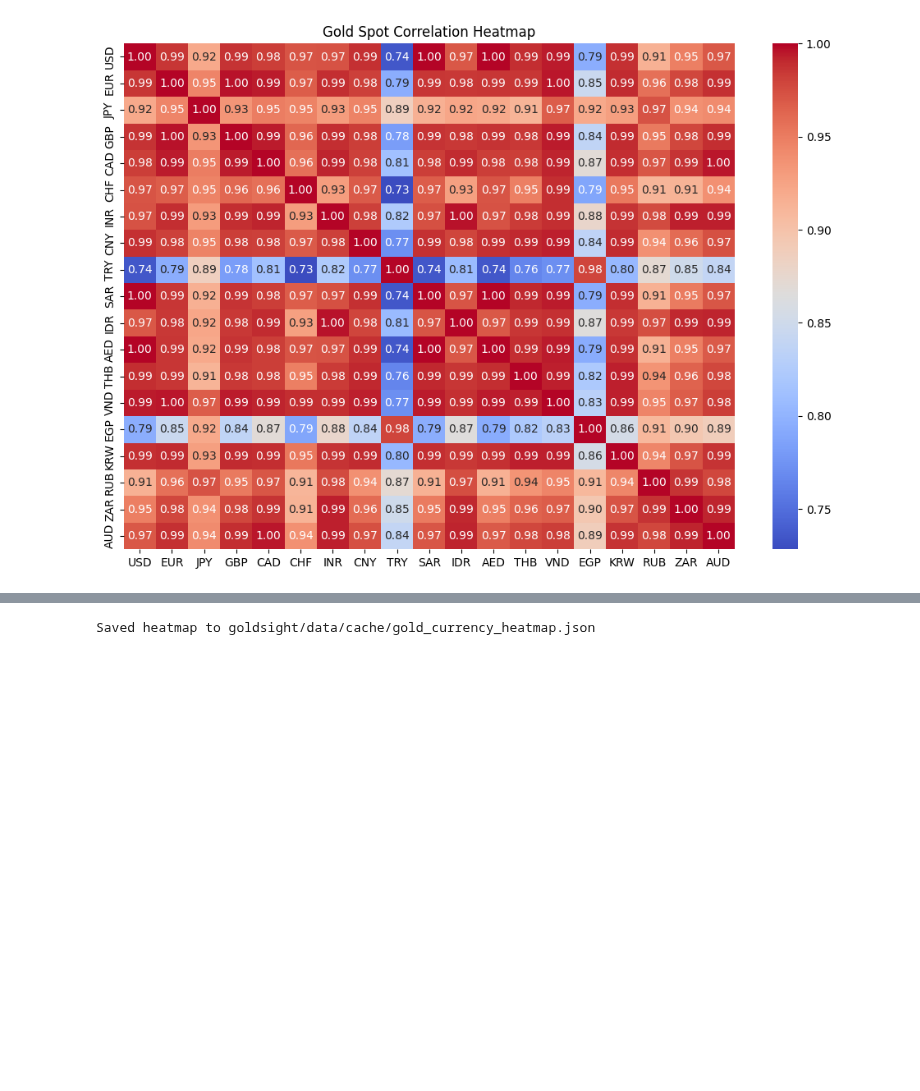
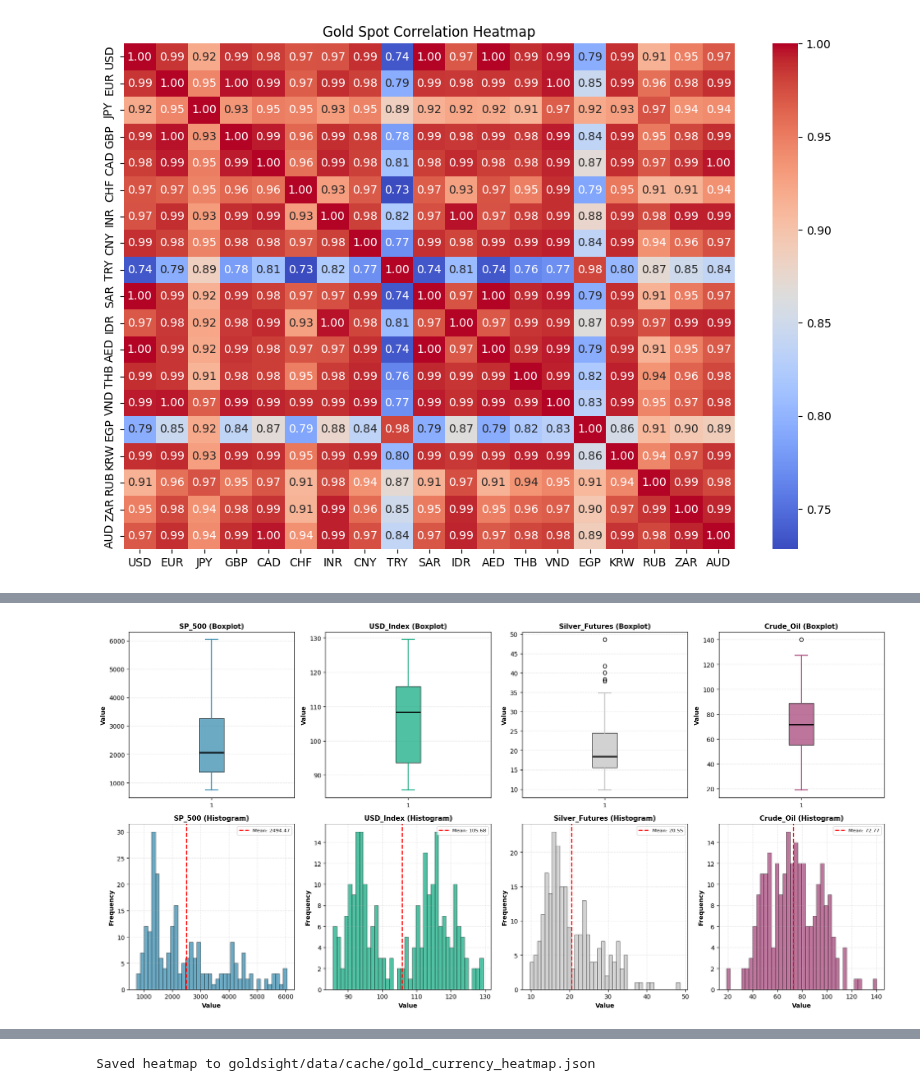
Before and after one commit to HuyPham171-hub/gold-price-prediction, a Jupyter notebook: notebooks/explore.ipynb, the cells around one changed output, grey strips where cells are left out. Cells and saved outputs as stored; diff of their text form; code cells hidden in the pictures; blank space fills up the shorter version.

```diff
--- a/notebooks/explore.ipynb
+++ b/notebooks/explore.ipynb
@@ -181,0 +271,33 @@ plt.show()
+# %%
+# 4. Market Indicators Distribution
+market_features = ['SP_500', 'USD_Index', 'Silver_Futures', 'Crude_Oil']
+market_colors = ['#2E86AB', '#06A77D', '#C0C0C0', '#A23B72']
+
+fig, axes = plt.subplots(2, 4, figsize=(18, 9))
+
+for idx, (feature, color) in enumerate(zip(market_features, market_colors)):
+    col = idx
+
+    axes[0, col].boxplot(combined[feature].dropna(), vert=True, patch_artist=True,
+                         boxprops=dict(facecolor=color, alpha=0.7),
+                         medianprops=dict(color='black', linewidth=2),
+                         whiskerprops=dict(color=color, linewidth=1.5),
+                         capprops=dict(color=color, linewidth=1.5))
+    axes[0, col].set_ylabel('Value', fontsize=10, fontweight='bold')
+    axes[0, col].set_title(f'{feature} (Boxplot)', fontsize=11, fontweight='bold')
+    axes[0, col].grid(axis='y', alpha=0.3, linestyle='--')
+
+    axes[1, col].hist(combined[feature].dropna(), bins=40, color=color, alpha=0.7, edgecolor='black', linewidth=0.6)
+    axes[1, col].axvline(combined[feature].mean(), color='red', linestyle='--', linewidth=1.8,
+                         label=f"Mean: {combined[feature].mean():.2f}")
+    axes[1, col].set_xlabel('Value', fontsize=10, fontweight='bold')
+    axes[1, col].set_ylabel('Frequency', fontsize=10, fontweight='bold')
+    axes[1, col].set_title(f'{feature} (Histogram)', fontsize=11, fontweight='bold')
+    axes[1, col].legend(loc='upper right', fontsize=8)
+    axes[1, col].grid(alpha=0.3, linestyle='--')
+
+plt.tight_layout()
+plt.savefig(RESULT_DIR / "market_distributions.png", dpi=300, bbox_inches='tight')
+plt.show()
+# %% [output]
+[figure, added]
```
Also changed, not shown: parts of 8 cells of this notebook, 29 other files.
